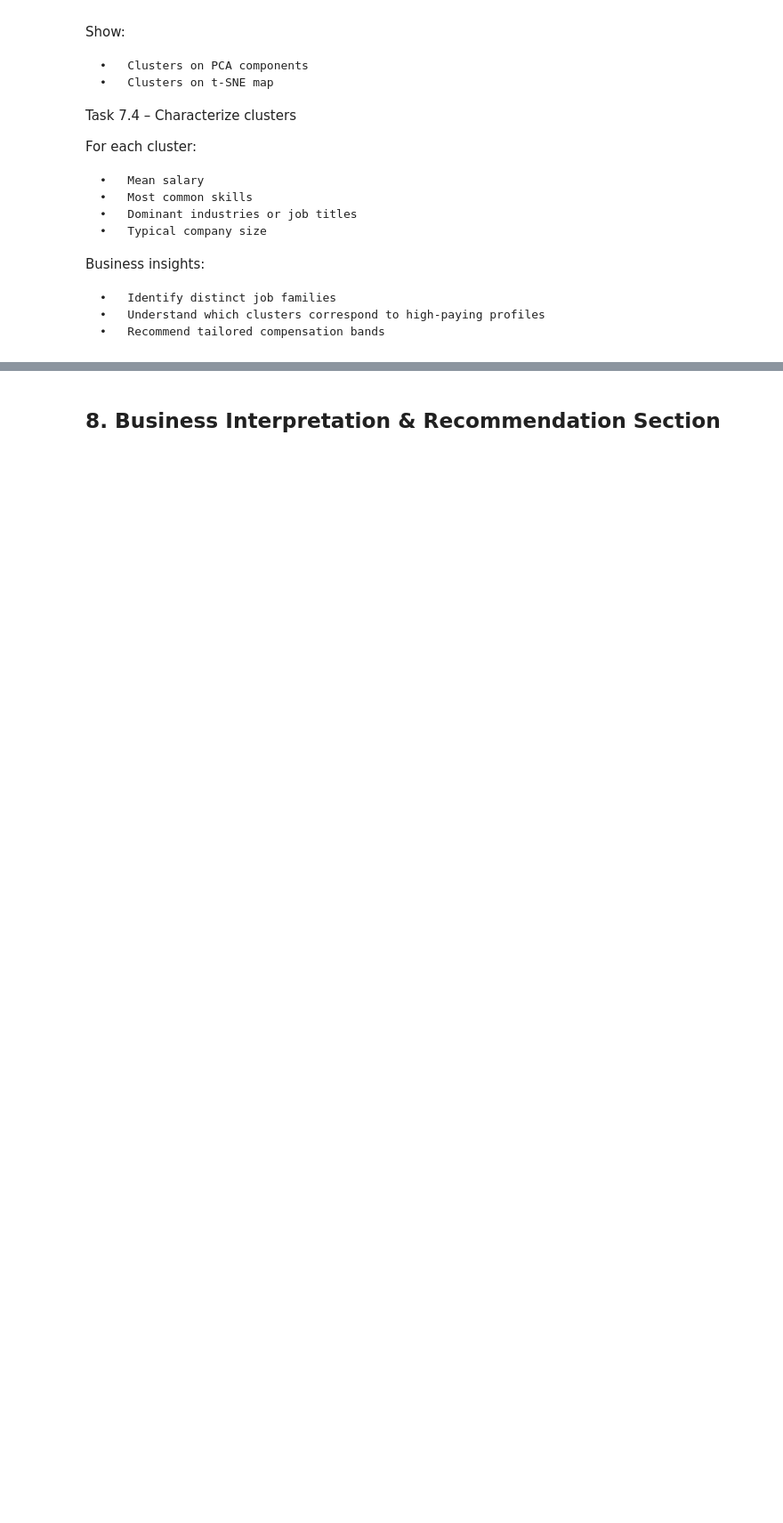
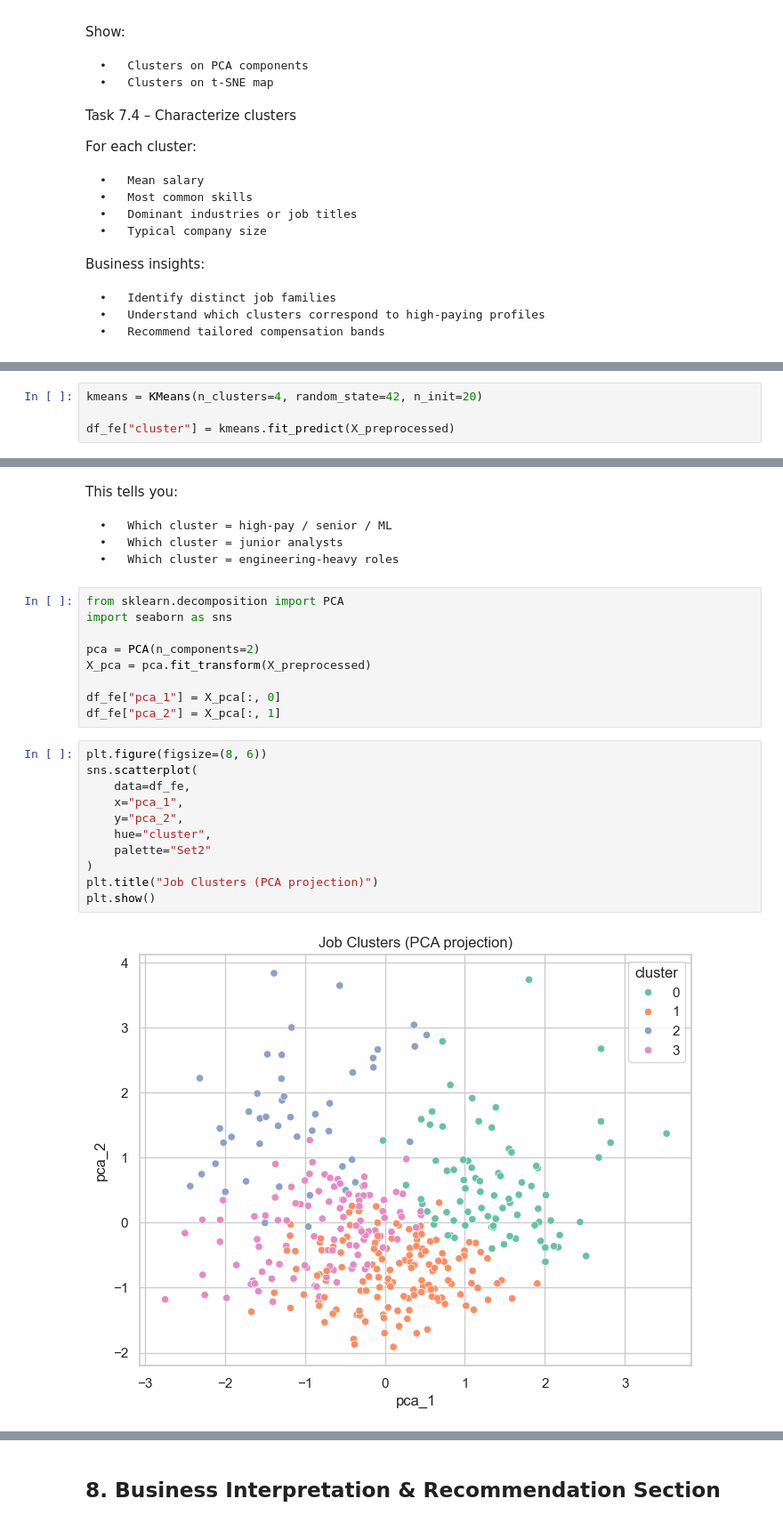
Before and after one commit to yassineerraji/Business-Data-Science-Project, a Jupyter notebook: notebook.ipynb, the cells around one changed output, grey strips where cells are left out. Shown: that part at 89% size. Cells and saved outputs as stored; diff of their text form; blank space fills up the shorter version.

```diff
--- a/notebook.ipynb
+++ b/notebook.ipynb
@@ -705,0 +840,4 @@ Business insights:
+# %%
+kmeans = KMeans(n_clusters=4, random_state=42, n_init=20)
+
+df_fe["cluster"] = kmeans.fit_predict(X_preprocessed)
@@ -705,0 +877,28 @@ Business insights:
+# %% [markdown]
+This tells you:
+
+	•	Which cluster = high-pay / senior / ML
+	•	Which cluster = junior analysts
+	•	Which cluster = engineering-heavy roles
+# %%
+from sklearn.decomposition import PCA
+import seaborn as sns
+
+pca = PCA(n_components=2)
+X_pca = pca.fit_transform(X_preprocessed)
+
+df_fe["pca_1"] = X_pca[:, 0]
+df_fe["pca_2"] = X_pca[:, 1]
+# %%
+plt.figure(figsize=(8, 6))
+sns.scatterplot(
+    data=df_fe,
+    x="pca_1",
+    y="pca_2",
+    hue="cluster",
+    palette="Set2"
+)
+plt.title("Job Clusters (PCA projection)")
+plt.show()
+# %% [output]
+[figure, added]
```
Also changed, not shown: parts of 17 cells of this notebook.
